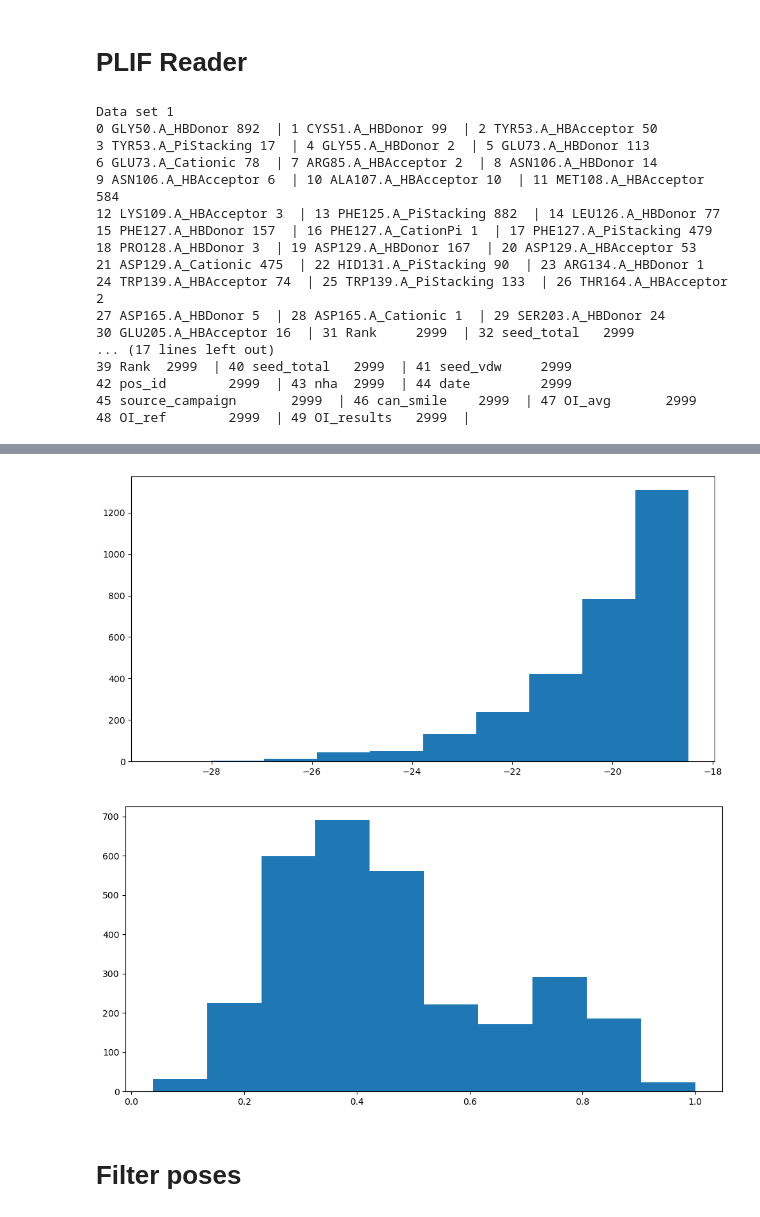
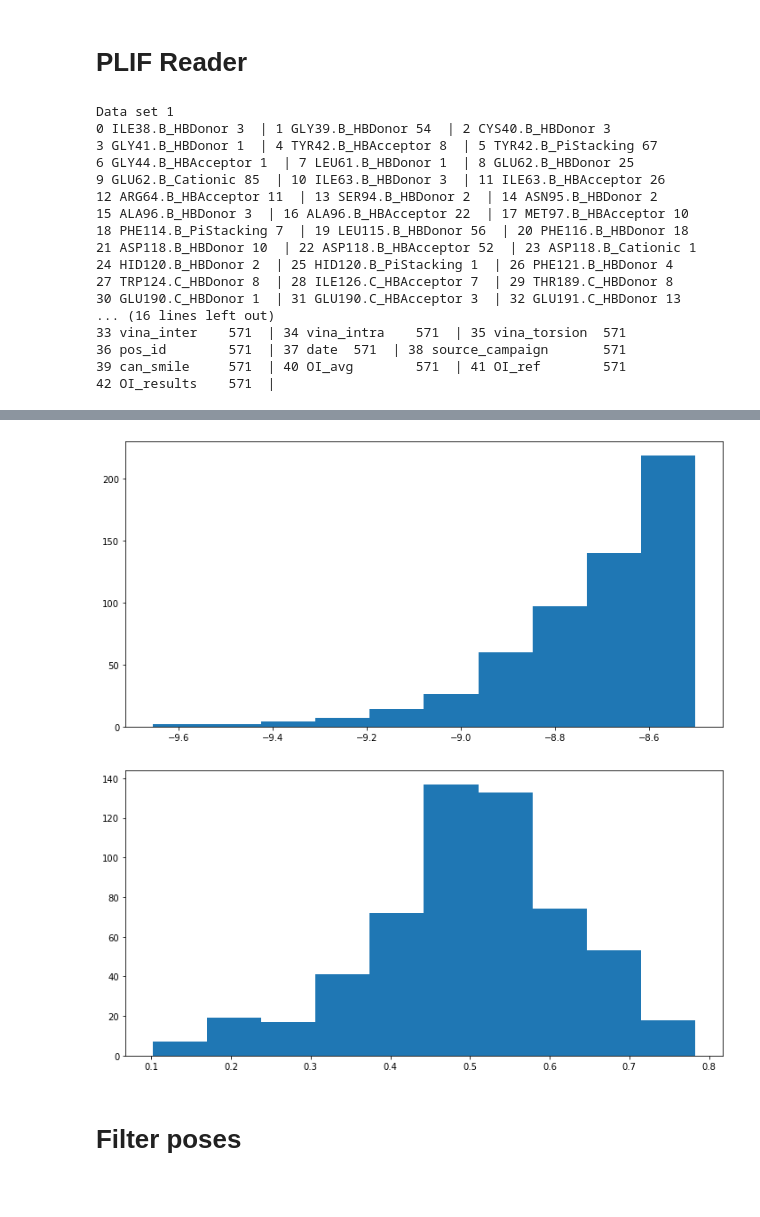
Before and after one commit to miemiemmmm/Doana, a Jupyter notebook: notebooks/Notebook2_PLIF.ipynb, the cells around one changed output, grey strips where cells are left out. Saved outputs shown, nothing was run; the diff lists cells and outputs as text; code cells hidden in the pictures.

Commit message:
update vina mode

```diff
--- a/notebooks/Notebook2_PLIF.ipynb
+++ b/notebooks/Notebook2_PLIF.ipynb
@@ -63,7 +75,7 @@ Saved the fingerprint to file: /home/yzhang/Documents/Teachings/Tim_Ruth/PaIVKLk
 <h1>PLIF Reader</h1>
 # %%
 from Doana import analysis
-pklfile = "/home/yzhang/Documents/Teachings/Tim_Ruth/PaIVKLkS/PaIVKLkS_SEEDdock.pkl"
+pklfile = "/home/miemie/Downloads/vina_V00196B6dm9a/all_mols.pkl"
 reader = analysis.PLIFRead_Dock(pklfile)
 fig, ax  = reader.Docking_prolif(sel_cols="top")
 
@@ -72,19 +84,19 @@ fig2, ax2, his_N, his_bins, hist_patches = reader.drawHist(reader.fpdata, -10)
 fig2, ax2, his_N, his_bins, hist_patches = reader.drawHist(reader.fpdata, -3)
 # %% [output]
 Data set 1
-0 GLY50.A_HBDonor 892  | 1 CYS51.A_HBDonor 99  | 2 TYR53.A_HBAcceptor 50
-3 TYR53.A_PiStacking 17  | 4 GLY55.A_HBDonor 2  | 5 GLU73.A_HBDonor 113
-6 GLU73.A_Cationic 78  | 7 ARG85.A_HBAcceptor 2  | 8 ASN106.A_HBDonor 14
-9 ASN106.A_HBAcceptor 6  | 10 ALA107.A_HBAcceptor 10  | 11 MET108.A_HBAcceptor 584
-12 LYS109.A_HBAcceptor 3  | 13 PHE125.A_PiStacking 882  | 14 LEU126.A_HBDonor 77
-15 PHE127.A_HBDonor 157  | 16 PHE127.A_CationPi 1  | 17 PHE127.A_PiStacking 479
-18 PRO128.A_HBDonor 3  | 19 ASP129.A_HBDonor 167  | 20 ASP129.A_HBAcceptor 53
-21 ASP129.A_Cationic 475  | 22 HID131.A_PiStacking 90  | 23 ARG134.A_HBDonor 1
-24 TRP139.A_HBAcceptor 74  | 25 TRP139.A_PiStacking 133  | 26 THR164.A_HBAcceptor 2
-27 ASP165.A_HBDonor 5  | 28 ASP165.A_Cationic 1  | 29 SER203.A_HBDonor 24
-30 GLU205.A_HBAcceptor 16  | 31 Rank     2999  | 32 seed_total   2999
-... (17 lines left out)
-39 Rank  2999  | 40 seed_total   2999  | 41 seed_vdw     2999
-42 pos_id        2999  | 43 nha  2999  | 44 date         2999
-45 source_campaign       2999  | 46 can_smile    2999  | 47 OI_avg       2999
-48 OI_ref        2999  | 49 OI_results   2999  |
+0 ILE38.B_HBDonor 3  | 1 GLY39.B_HBDonor 54  | 2 CYS40.B_HBDonor 3
+3 GLY41.B_HBDonor 1  | 4 TYR42.B_HBAcceptor 8  | 5 TYR42.B_PiStacking 67
+6 GLY44.B_HBAcceptor 1  | 7 LEU61.B_HBDonor 1  | 8 GLU62.B_HBDonor 25
+9 GLU62.B_Cationic 85  | 10 ILE63.B_HBDonor 3  | 11 ILE63.B_HBAcceptor 26
+12 ARG64.B_HBAcceptor 11  | 13 SER94.B_HBDonor 2  | 14 ASN95.B_HBDonor 2
+15 ALA96.B_HBDonor 3  | 16 ALA96.B_HBAcceptor 22  | 17 MET97.B_HBAcceptor 10
+18 PHE114.B_PiStacking 7  | 19 LEU115.B_HBDonor 56  | 20 PHE116.B_HBDonor 18
+21 ASP118.B_HBDonor 10  | 22 ASP118.B_HBAcceptor 52  | 23 ASP118.B_Cationic 1
+24 HID120.B_HBDonor 2  | 25 HID120.B_PiStacking 1  | 26 PHE121.B_HBDonor 4
+27 TRP124.C_HBDonor 8  | 28 ILE126.C_HBAcceptor 7  | 29 THR189.C_HBDonor 8
+30 GLU190.C_HBDonor 1  | 31 GLU190.C_HBAcceptor 3  | 32 GLU191.C_HBDonor 13
+... (16 lines left out)
+33 vina_inter    571  | 34 vina_intra    571  | 35 vina_torsion  571
+36 pos_id        571  | 37 date  571  | 38 source_campaign       571
+39 can_smile     571  | 40 OI_avg        571  | 41 OI_ref        571
+42 OI_results    571  |
@@ -92,5 +104,5 @@ Data set 1
-[figure, old version]
+[figure, new version]
-[figure, old version]
+[figure, new version]
 # %% [markdown]
 # Filter poses
 # %%
```
Also changed, not shown: parts of 4 cells of this notebook, 1 other file.
